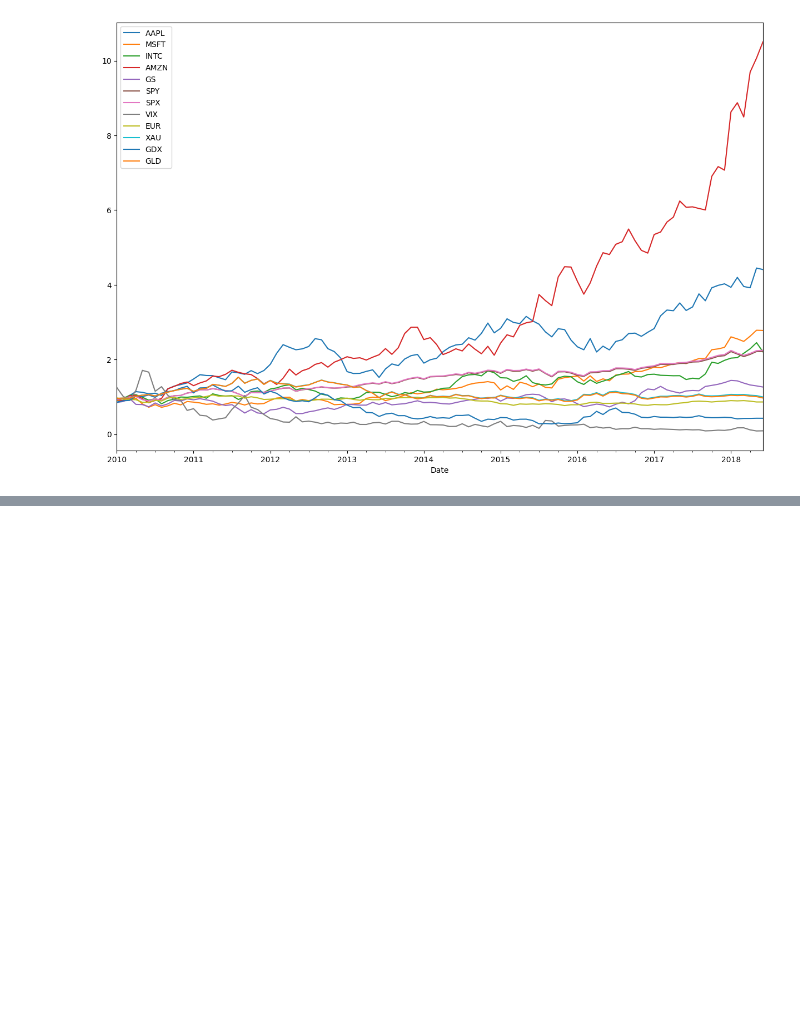
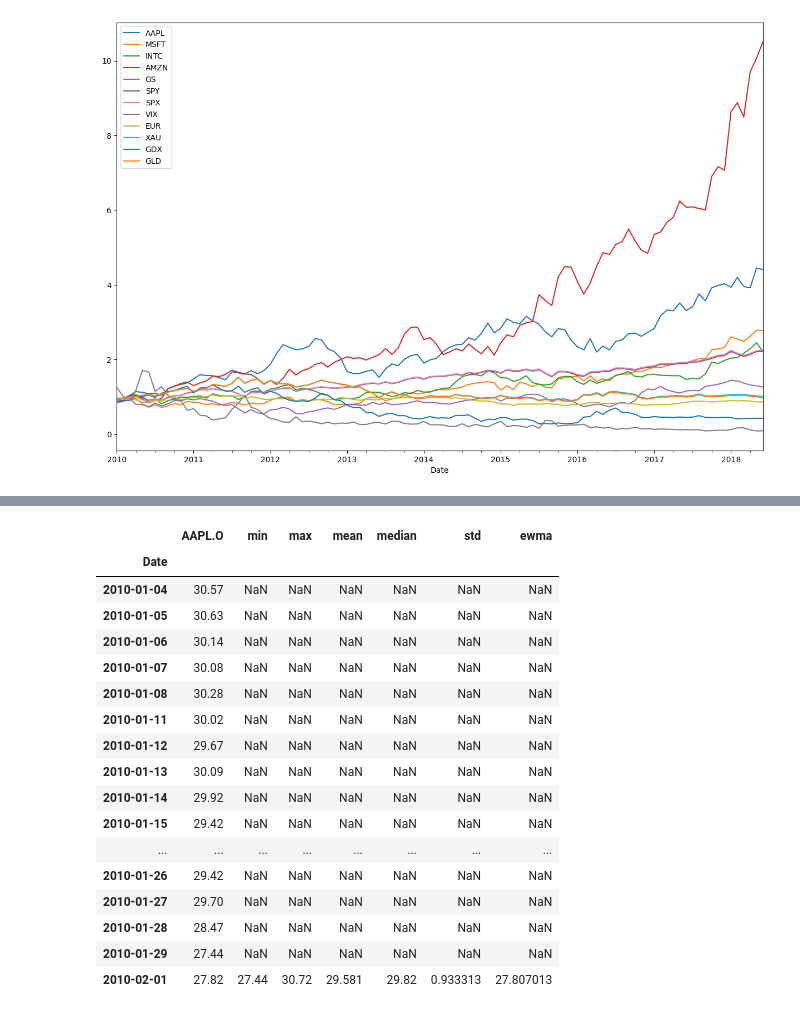
Before and after one commit to HyunsungRyu/AI_TimeSeries, a Jupyter notebook: return_TS.ipynb, the cells around one changed output, grey strips where cells are left out. Saved outputs shown, nothing was run; the diff lists cells and outputs as text; code cells hidden in the pictures; blank space fills up the shorter version.

```diff
--- a/return_TS.ipynb
+++ b/return_TS.ipynb
@@ -342,0 +380,21 @@ rets.cumsum().apply(np.exp).resample('1m', label='right').last().plot(figsize=(1
+# %%
+df.head(21)
+# %% [output]
+|  | AAPL.O | min | max | mean | median | std | ewma |
+| Date |  |  |  |  |  |  |  |
+| 2010-01-04 | 30.57 | NaN | NaN | NaN | NaN | NaN | NaN |
+| 2010-01-05 | 30.63 | NaN | NaN | NaN | NaN | NaN | NaN |
+| 2010-01-06 | 30.14 | NaN | NaN | NaN | NaN | NaN | NaN |
+| 2010-01-07 | 30.08 | NaN | NaN | NaN | NaN | NaN | NaN |
+| 2010-01-08 | 30.28 | NaN | NaN | NaN | NaN | NaN | NaN |
+| 2010-01-11 | 30.02 | NaN | NaN | NaN | NaN | NaN | NaN |
+| 2010-01-12 | 29.67 | NaN | NaN | NaN | NaN | NaN | NaN |
+| 2010-01-13 | 30.09 | NaN | NaN | NaN | NaN | NaN | NaN |
+| 2010-01-14 | 29.92 | NaN | NaN | NaN | NaN | NaN | NaN |
+| 2010-01-15 | 29.42 | NaN | NaN | NaN | NaN | NaN | NaN |
+| ... | ... | ... | ... | ... | ... | ... | ... |
+| 2010-01-26 | 29.42 | NaN | NaN | NaN | NaN | NaN | NaN |
+| 2010-01-27 | 29.70 | NaN | NaN | NaN | NaN | NaN | NaN |
+| 2010-01-28 | 28.47 | NaN | NaN | NaN | NaN | NaN | NaN |
+| 2010-01-29 | 27.44 | NaN | NaN | NaN | NaN | NaN | NaN |
+| 2010-02-01 | 27.82 | 27.44 | 30.72 | 29.581 | 29.82 | 0.933313 | 27.807013 |
```
Also changed, not shown: parts of 5 cells of this notebook.
